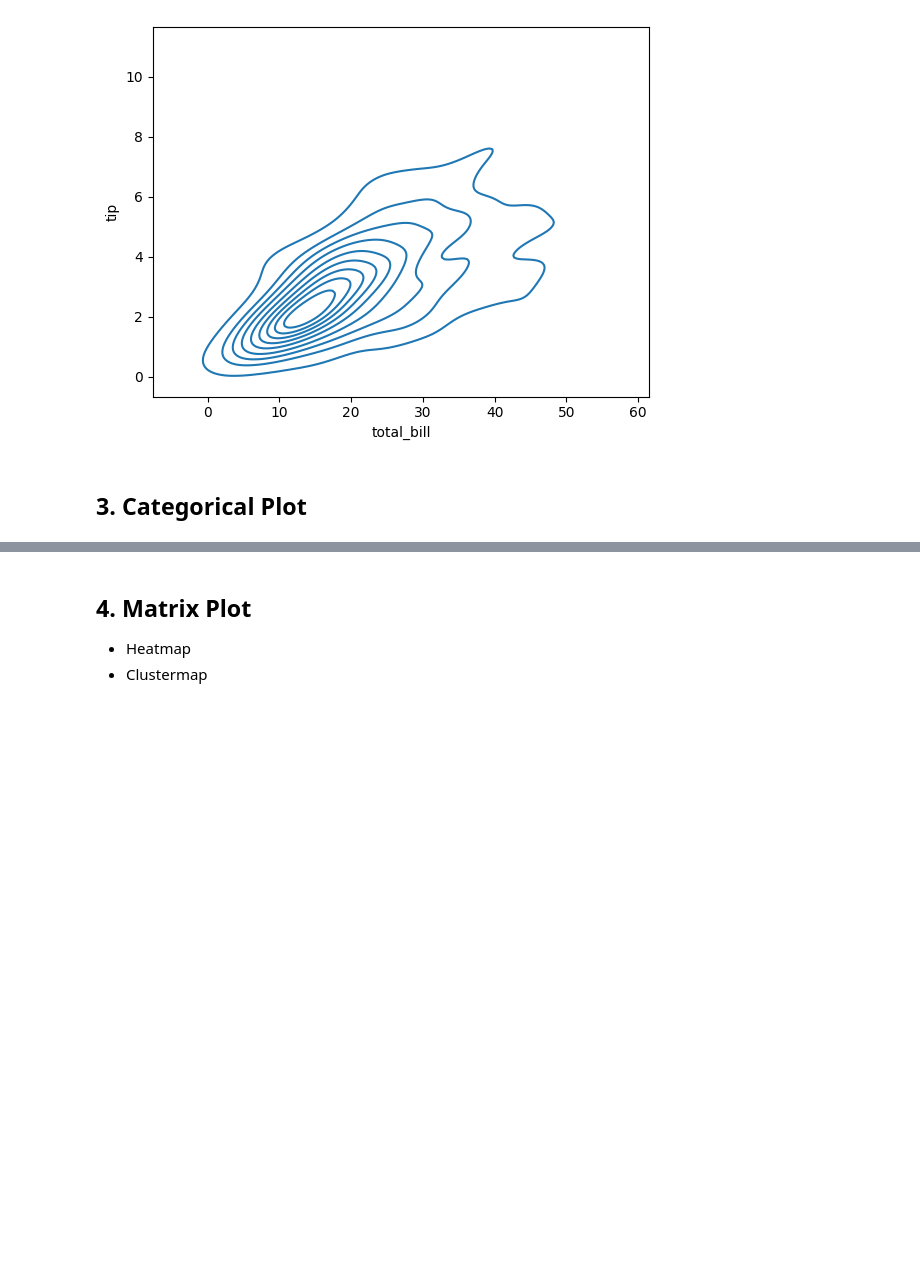
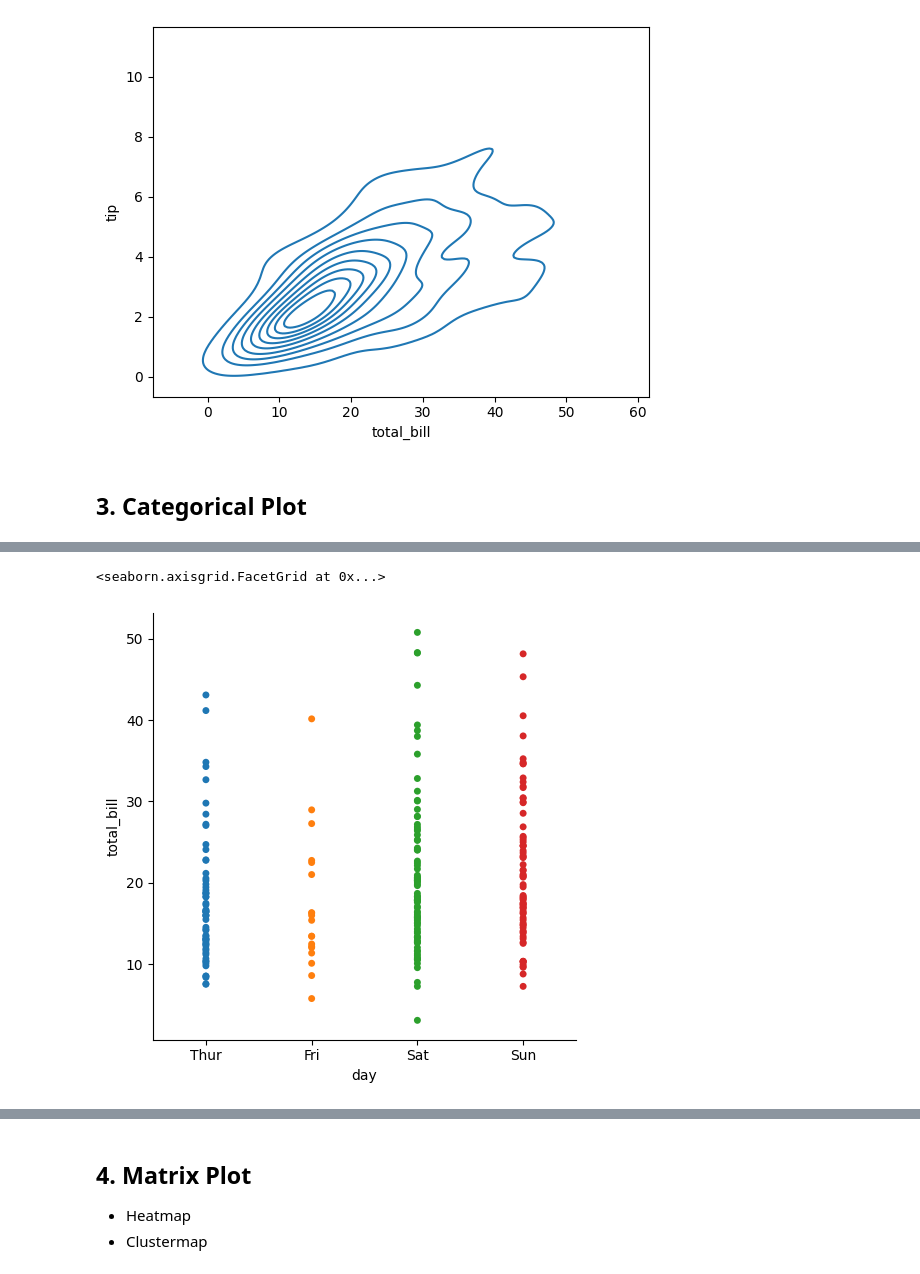
Before and after one commit to utkarshchouhan-dev/Python-Libraries, a Jupyter notebook: Seaborn/seaborn1.ipynb, the cells around one changed output, grey strips where cells are left out. Drawn from its saved outputs; the diff is of its cells as text; code cells hidden in the pictures; blank space fills up the shorter version.

Commit message:
seaborn updated

```diff
--- a/Seaborn/seaborn1.ipynb
+++ b/Seaborn/seaborn1.ipynb
@@ -262,0 +282,10 @@ sns.kdeplot(data=tips,x='total_bill',y='tip')
+# %%
+# jitter = False, but plotting using figure level function catplot
+
+sns.catplot(kind='strip',data=tips,x='day',y='total_bill',hue='day',jitter=False)
+# technically it should be in a straight line, but some noise(jitter)
+# is added to increase the visibility.
+# we can assign a jitter value to change the noise. jitter=0.15
+# %% [output]
+<seaborn.axisgrid.FacetGrid at 0x...>
+[figure, added]
```
Also changed, not shown: parts of 13 cells of this notebook.
